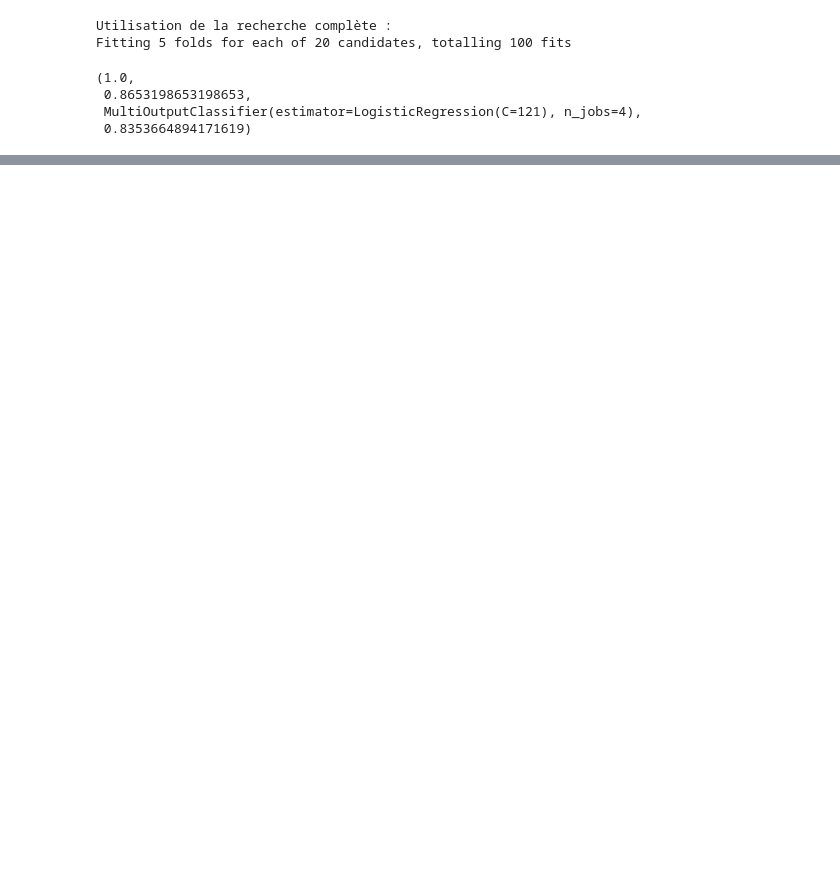
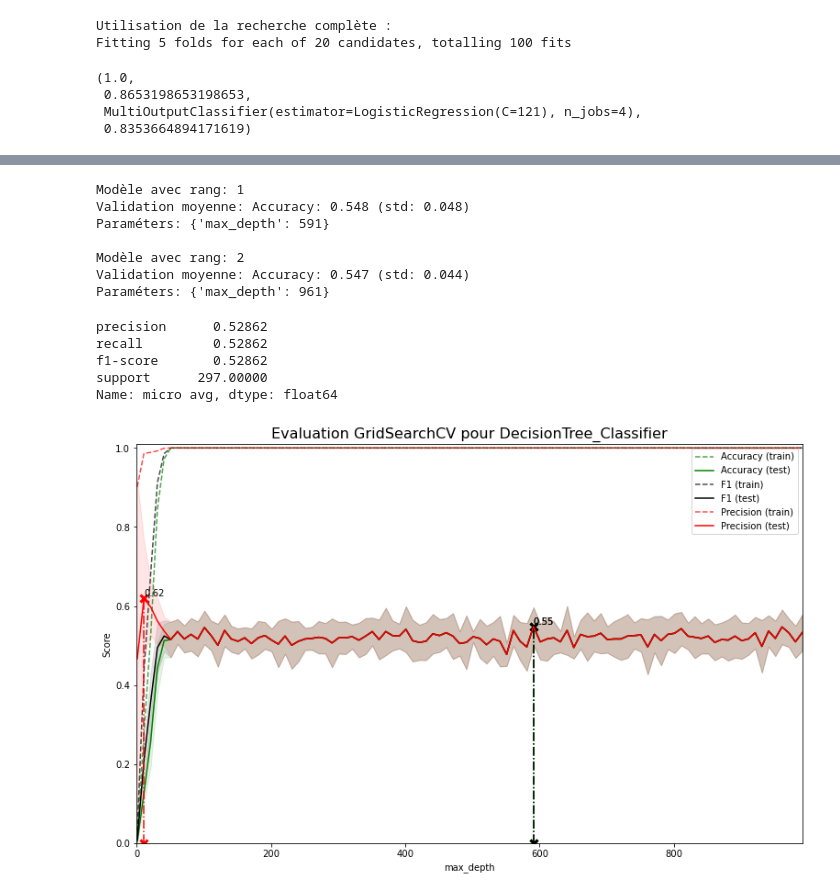
Before and after one commit to Antabli/IFT712-2022H, a Jupyter notebook: Main.ipynb, the cells around one changed output, grey strips where cells are left out. Cells and saved outputs as stored; diff of their text form; code cells hidden in the pictures; blank space fills up the shorter version.

Commit message:
SVM_and_DecisionTree

```diff
--- a/Main.ipynb
+++ b/Main.ipynb
@@ -266,0 +367,6 @@ Name: micro avg, dtype: float64
+# %%
+DT_params = {
+    'max_depth': range(1, 1000, 10),
+}
+model = DecisionTree_Classifier(X_training, Y_training, X_valid, Y_valid, class_names, scorers)
+model.train(DT_params, random_search=False)
@@ -266,0 +380,23 @@ Name: micro avg, dtype: float64
+# %%
+disp_DT = utils.Affichage(model)
+
+disp_DT.best_estimators(TopN=2)
+
+y_valid_pred = model.predict(X_valid)
+display(disp_DT.class_report(Y_valid, y_valid_pred, mean_only=True))
+
+disp_DT.plot(param_abscissa="max_depth")
+# %% [output]
+Modèle avec rang: 1
+Validation moyenne: Accuracy: 0.548 (std: 0.048)
+Paraméters: {'max_depth': 591}
+
+Modèle avec rang: 2
+Validation moyenne: Accuracy: 0.547 (std: 0.044)
+Paraméters: {'max_depth': 961}
+precision      0.52862
+recall         0.52862
+f1-score       0.52862
+support      297.00000
+Name: micro avg, dtype: float64
+[figure, added]
```
Also changed, not shown: parts of 29 cells of this notebook, 4 other files.
